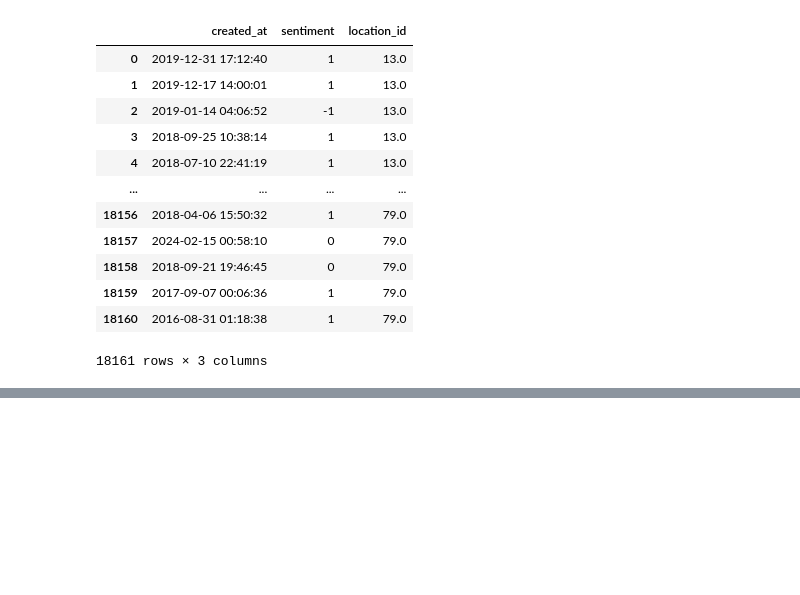
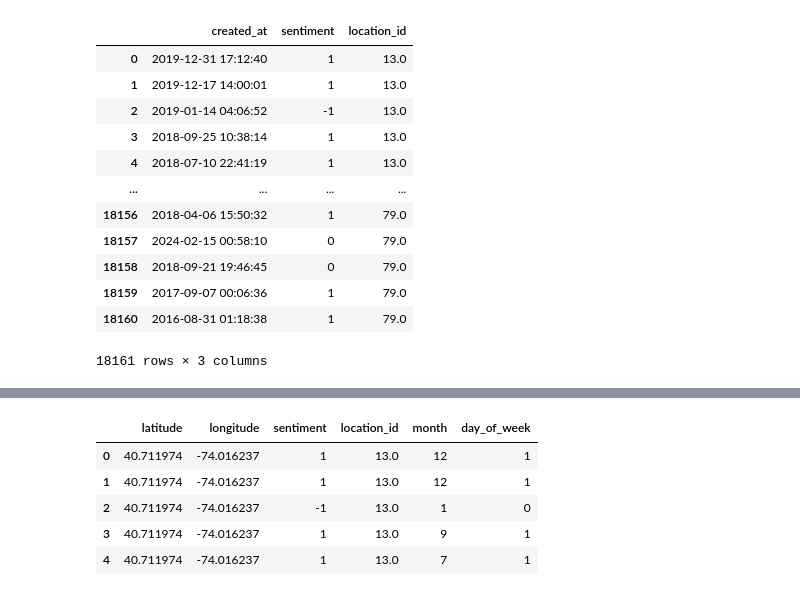
Before and after one commit to t-acheson/project2-fomo, a Jupyter notebook: data/comments.ipynb, the cells around one changed output, grey strips where cells are left out. Saved outputs shown, nothing was run; the diff lists cells and outputs as text; code cells hidden in the pictures; blank space fills up the shorter version.

```diff
--- a/data/comments.ipynb
+++ b/data/comments.ipynb
@@ -89,0 +152,9 @@ comments.drop(columns=['latitude', 'longitude'])
+# %%
+comments.head()
+# %% [output]
+|  | latitude | longitude | sentiment | location_id | month | day_of_week |
+| 0 | 40.711974 | -74.016237 | 1 | 13.0 | 12 | 1 |
+| 1 | 40.711974 | -74.016237 | 1 | 13.0 | 12 | 1 |
+| 2 | 40.711974 | -74.016237 | -1 | 13.0 | 1 | 0 |
+| 3 | 40.711974 | -74.016237 | 1 | 13.0 | 9 | 1 |
+| 4 | 40.711974 | -74.016237 | 1 | 13.0 | 7 | 1 |
```
Also changed, not shown: parts of 14 cells of this notebook, 1 other file.
